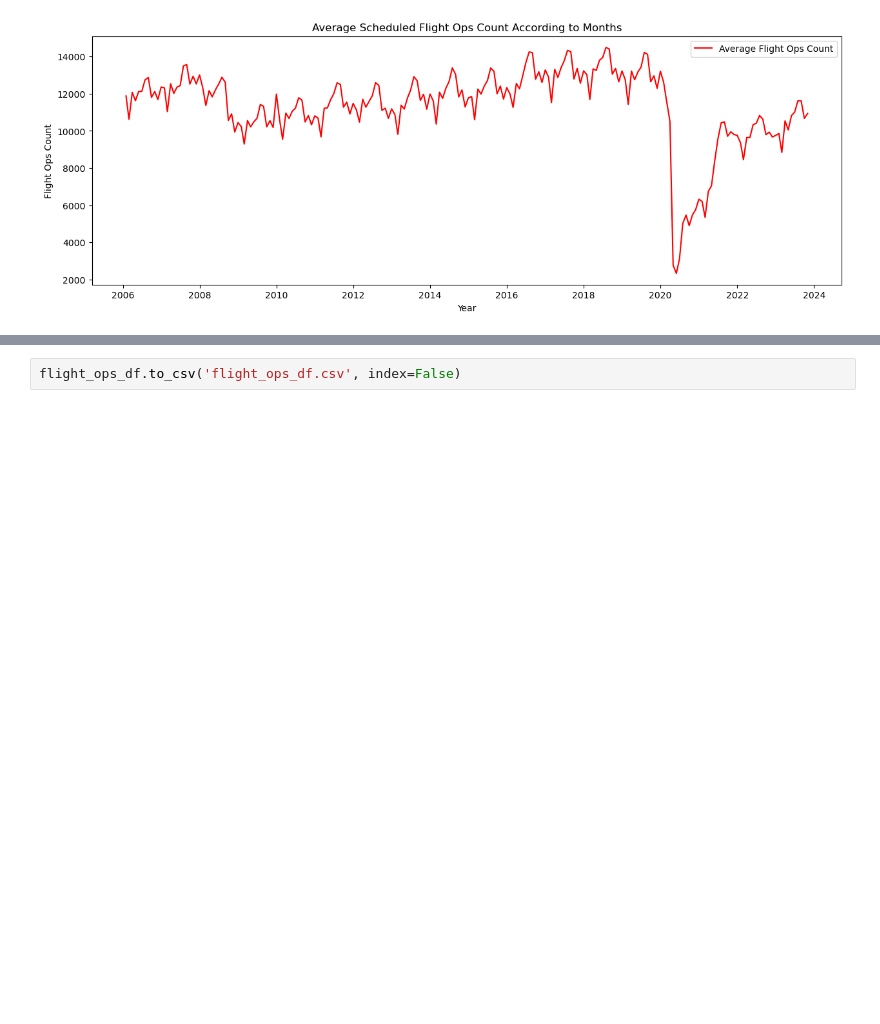
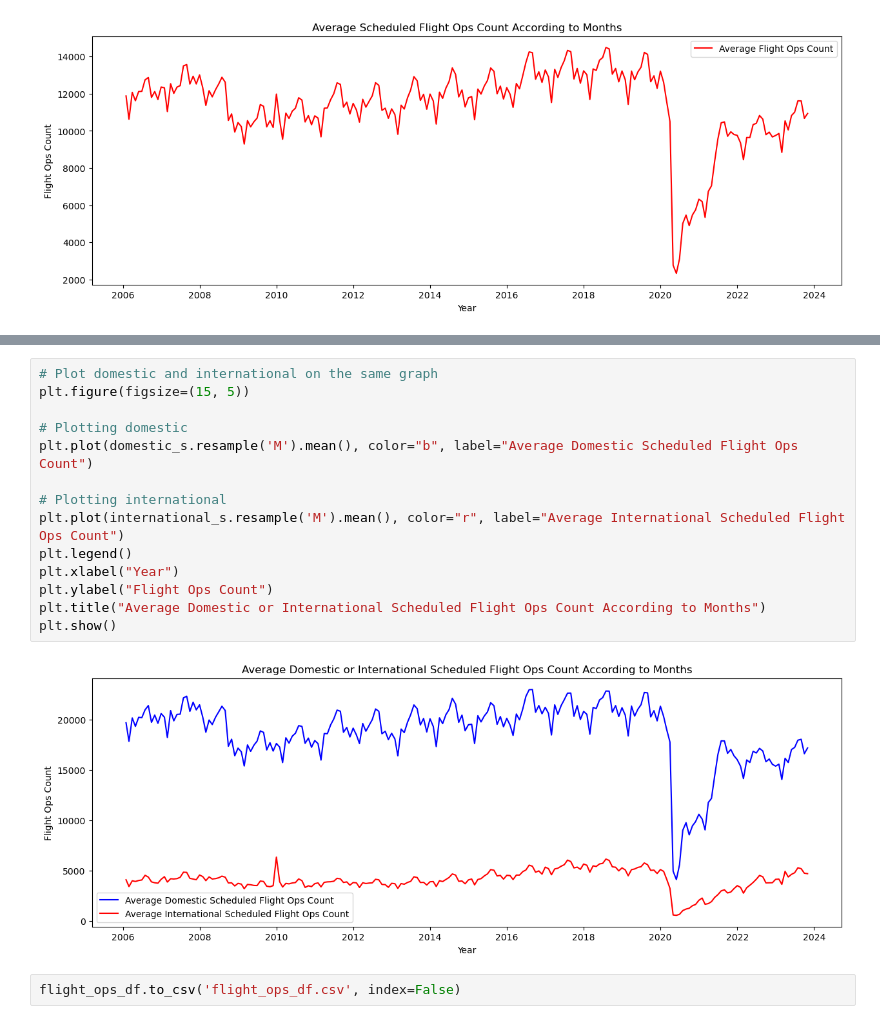
Before and after one commit to IsaganiJulian/LAX_Analysis, a Jupyter notebook: flight_ops/flight_ops.ipynb, the cells around one changed output, grey strips where cells are left out. Saved outputs shown, nothing was run; the diff lists cells and outputs as text; blank space fills up the shorter version.

```diff
--- a/flight_ops/flight_ops.ipynb
+++ b/flight_ops/flight_ops.ipynb
@@ -533,3 +689,19 @@ plt.show()
+# %%
+# Plot domestic and international on the same graph
+plt.figure(figsize=(15, 5))
+
+# Plotting domestic
+plt.plot(domestic_s.resample('M').mean(), color="b", label="Average Domestic Scheduled Flight Ops Count")
+
+# Plotting international
+plt.plot(international_s.resample('M').mean(), color="r", label="Average International Scheduled Flight Ops Count")
+plt.legend()
+plt.xlabel("Year")
+plt.ylabel("Flight Ops Count")
+plt.title("Average Domestic or International Scheduled Flight Ops Count According to Months")
+plt.show()
+# %% [output]
+[figure, added]
 # %%
 flight_ops_df.to_csv('flight_ops_df.csv', index=False)
 # %%
```
Also changed, not shown: parts of 19 cells of this notebook.
